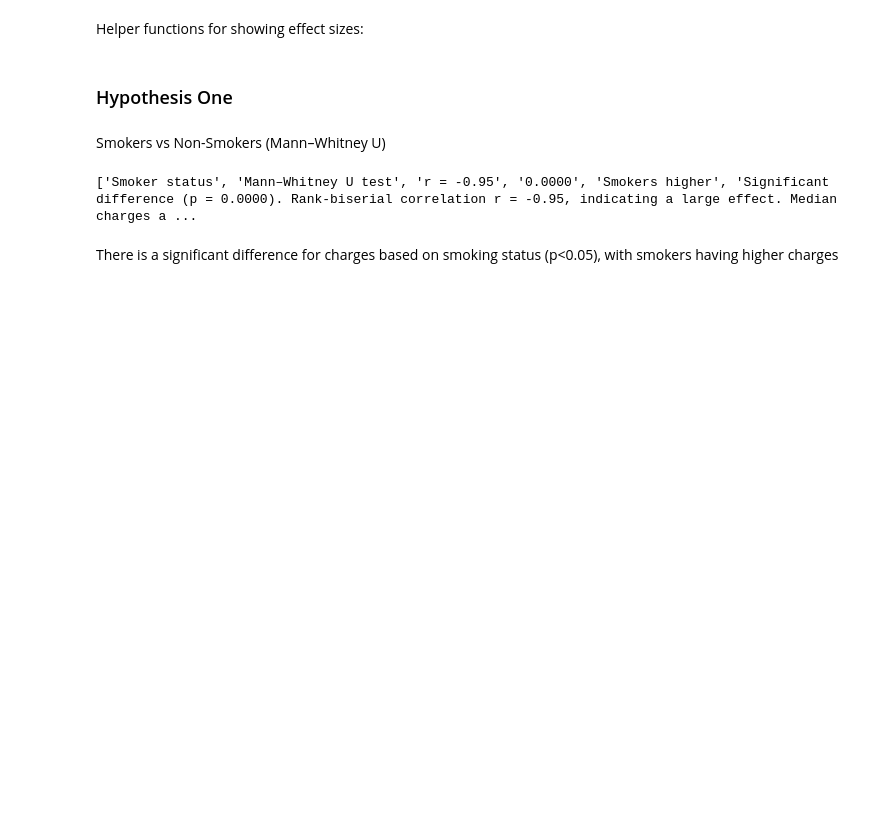
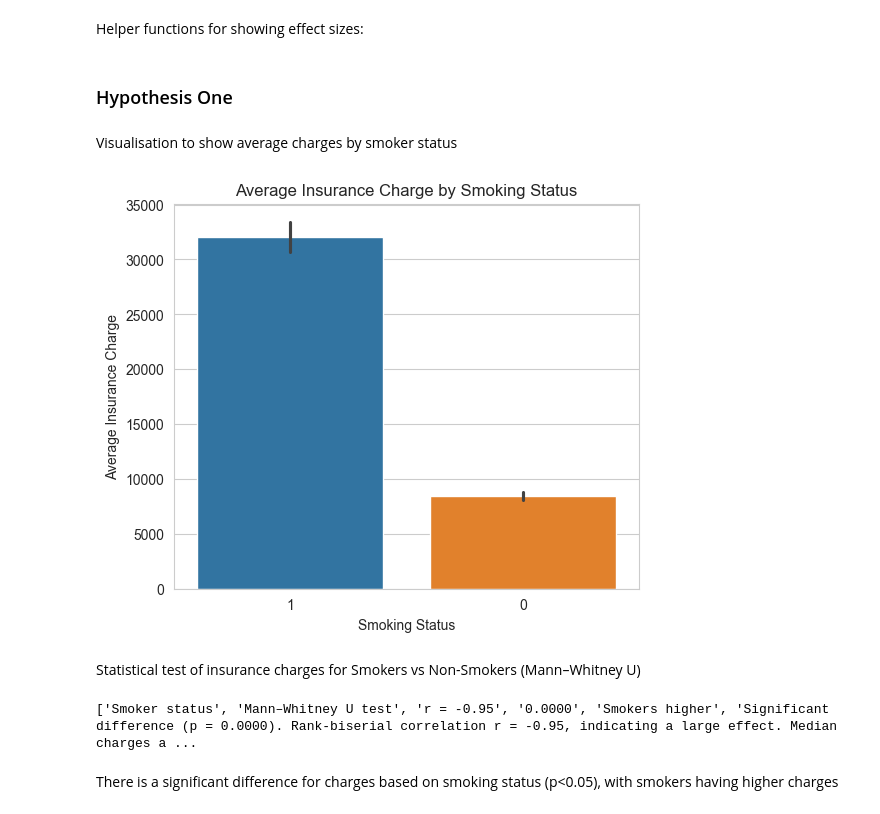
Before and after one commit to H-Smithson/healthcare_data_analysis, a Jupyter notebook: jupyter_notebooks/02_statistical_tests.ipynb, the cells around one changed output. Cells and saved outputs as stored; diff of their text form; code cells hidden in the pictures; blank space fills up the shorter version.

Commit message:
add visualisations for H1-4

```diff
--- a/jupyter_notebooks/02_statistical_tests.ipynb
+++ b/jupyter_notebooks/02_statistical_tests.ipynb
@@ -178,6 +223,18 @@ def interpret_eta2(eta2):
 ### Hypothesis One
+# %% [markdown]
+Visualisation to show average charges by smoker status
+# %%
+# create barplot to show difference between charges based on smoker status
+plt.figure(figsize=(6,5))
+sns.barplot(x='smoker', y='charges', data=df, estimator='mean', hue='smoker')
+plt.title("Average Insurance Charge by Smoking Status")
+plt.xlabel("Smoking Status")
+plt.ylabel("Average Insurance Charge")
+plt.show()
+# %% [output]
+[figure, added]
 # %% [markdown]
-Smokers vs Non-Smokers (Mann–Whitney U)
+Statistical test of insurance charges for Smokers vs Non-Smokers (Mann–Whitney U)
 # %%
 # create new column to map smoker status as yes or no
 df['smoker_flag'] = df['smoker'].map(lambda x: 'yes' if x == 1 else 'no')
```
Also changed, not shown: parts of 20 cells of this notebook.
